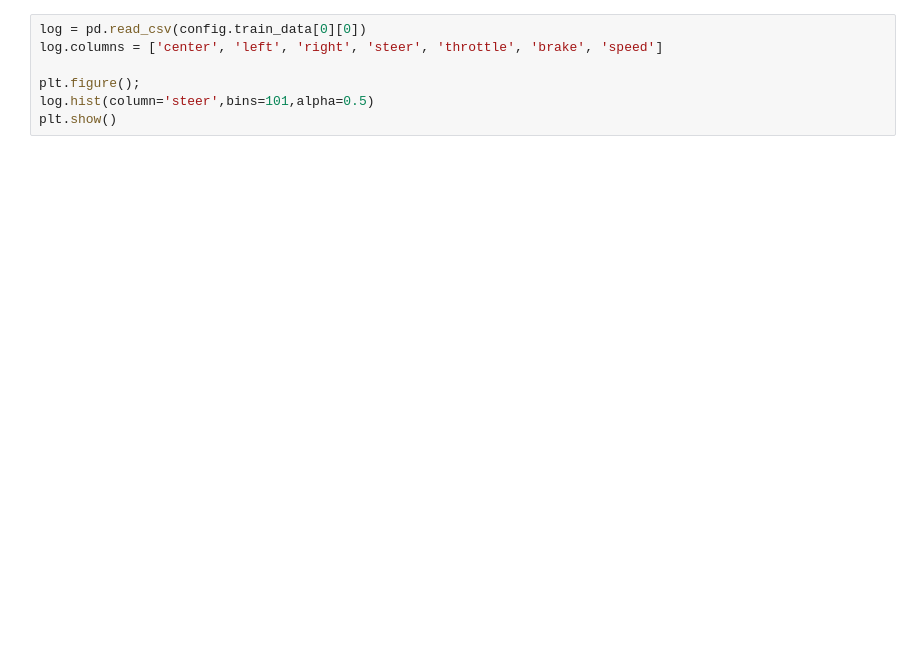
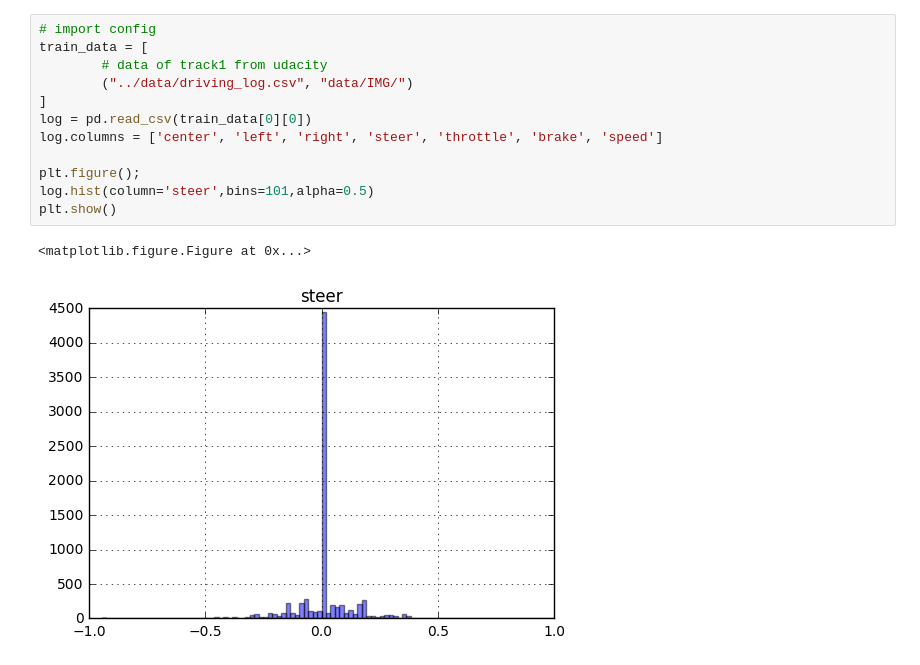
Before and after one commit to ShuruiZhang/CarND-Behavioral-Cloning-P3, a Jupyter notebook: Data.ipynb, the cells around one changed output. Drawn from its saved outputs; the diff is of its cells as text; blank space fills up the shorter version.

Commit message:
visualized the data

```diff
--- a/Data.ipynb
+++ b/Data.ipynb
@@ -52,10 +177,18 @@ print(dataset.size())
 # %%
-log = pd.read_csv(config.train_data[0][0])
+# import config
+train_data = [
+        # data of track1 from udacity
+        ("../data/driving_log.csv", "data/IMG/")
+]
+log = pd.read_csv(train_data[0][0])
 log.columns = ['center', 'left', 'right', 'steer', 'throttle', 'brake', 'speed']
 
 plt.figure();
 log.hist(column='steer',bins=101,alpha=0.5)
 plt.show()
+# %% [output]
+<matplotlib.figure.Figure at 0x...>
+[figure, added]
 # %%
 len_plt = 3500
 
```
Also changed, not shown: parts of 11 cells of this notebook.
